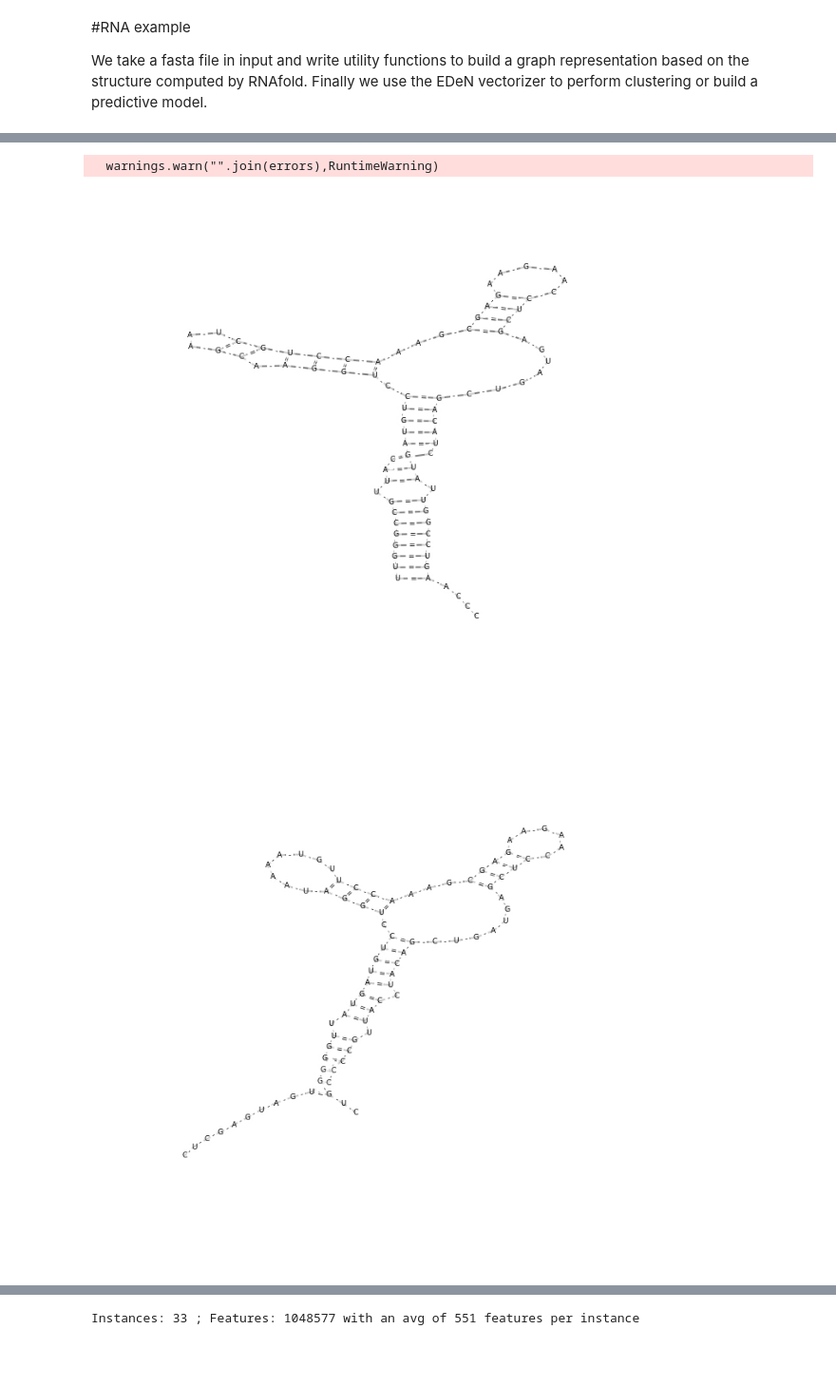
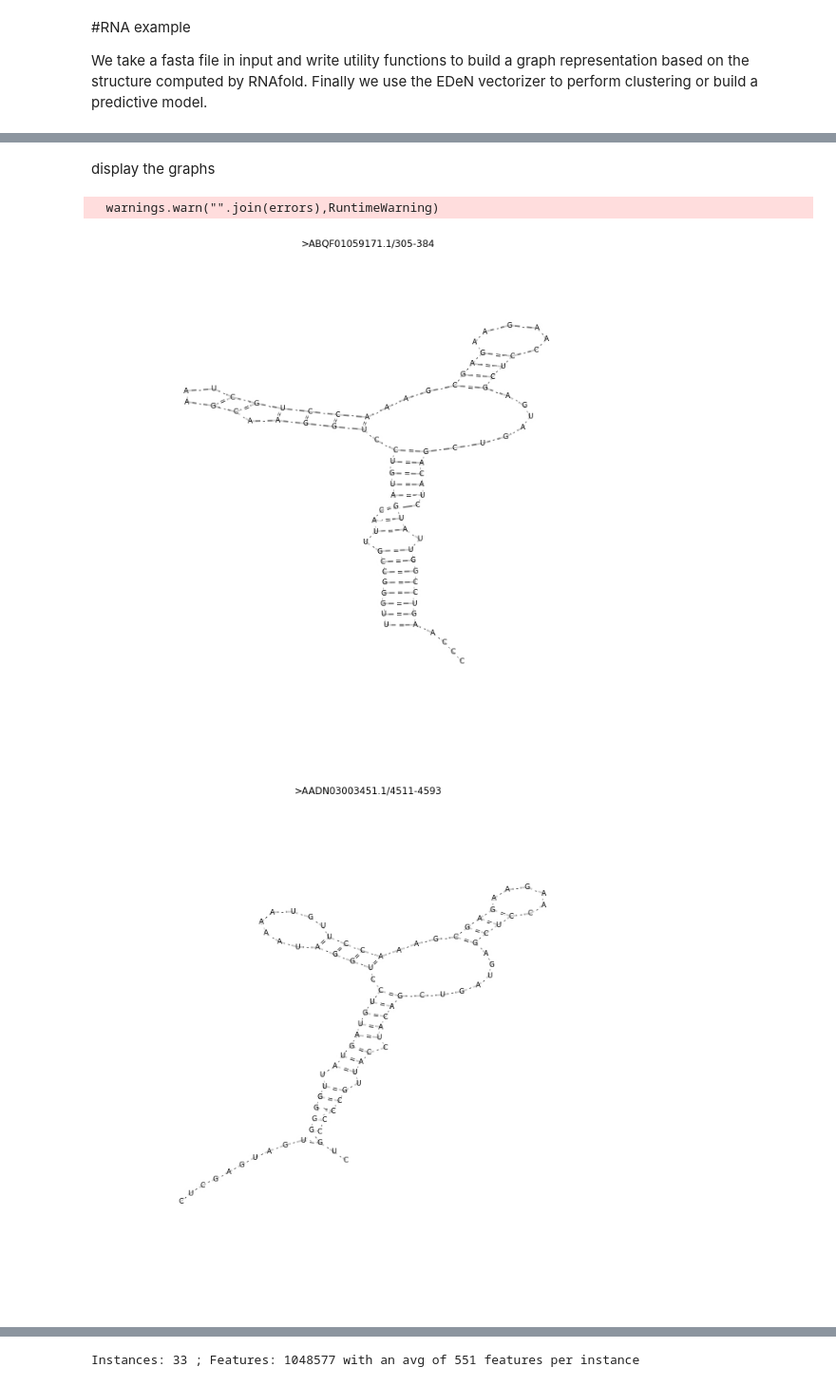
Before and after one commit to fabriziocosta/EDeN, a Jupyter notebook: examples/RNA_example.ipynb, the cells around one changed output, grey strips where cells are left out. Shown at 95% size. Drawn from its saved outputs; the diff is of its cells as text; code cells hidden in the pictures; blank space fills up the shorter version.

```diff
--- a/examples/RNA_example.ipynb
+++ b/examples/RNA_example.ipynb
@@ -10,6 +9,8 @@ Populating the interactive namespace from numpy and matplotlib
 # %%
-def rfam_url(family_id):
+def rfam_uri(family_id):
     return 'http://rfam.xfam.org/family/%s/alignment?acc=%s&format=fastau&download=0'%(family_id,family_id)
+def rfam_uri(family_id):
+    return '%s.fa'%(family_id)
 # %%
 rfam_id = 'RF00005' #tRNA
 # %%
@@ -70,7 +71,7 @@ def sequence_dotbracket_to_graph(seq_info, seq_struct):
 
 
 import subprocess as sp
-def rnafold_to_graph(input):
+def pre_process(input):
     lines =  fasta_to_fasta(input)
     for line in lines:
         #get a header+sequence
@@ -86,15 +87,19 @@ def rnafold_to_graph(input):
         seq_struct = text[1].split()[0]
         #make a graph
         G = sequence_dotbracket_to_graph(seq_info, seq_struct)
+        G.graph['id'] = header
         yield G
+# %% [markdown]
+display the graphs
 # %%
-#display
 from eden.util import display
 import itertools
-graphs = rnafold_to_graph(rfam_url(rfam_id))
+
+graphs = pre_process(rfam_uri(rfam_id))
+
 for graph in itertools.islice(graphs,0,2):
     display.draw_graph(graph, size=11, node_size=200, node_border=False)
 # %% [output]
   warnings.warn("".join(errors),RuntimeWarning)
-[figure, old version]
+[figure, new version]
-[figure, old version]
+[figure, new version]
```
Also changed, not shown: parts of 25 cells of this notebook, 3 other files.
